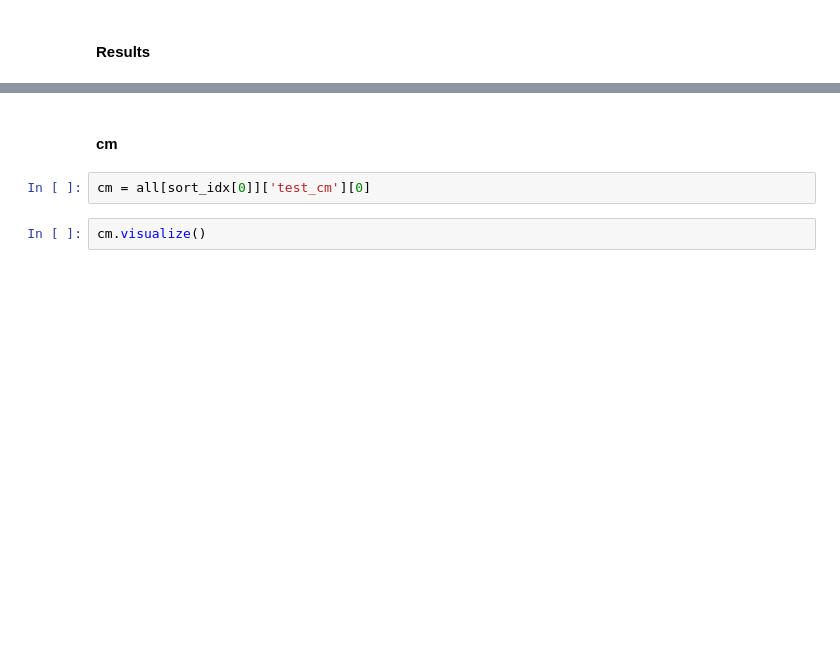
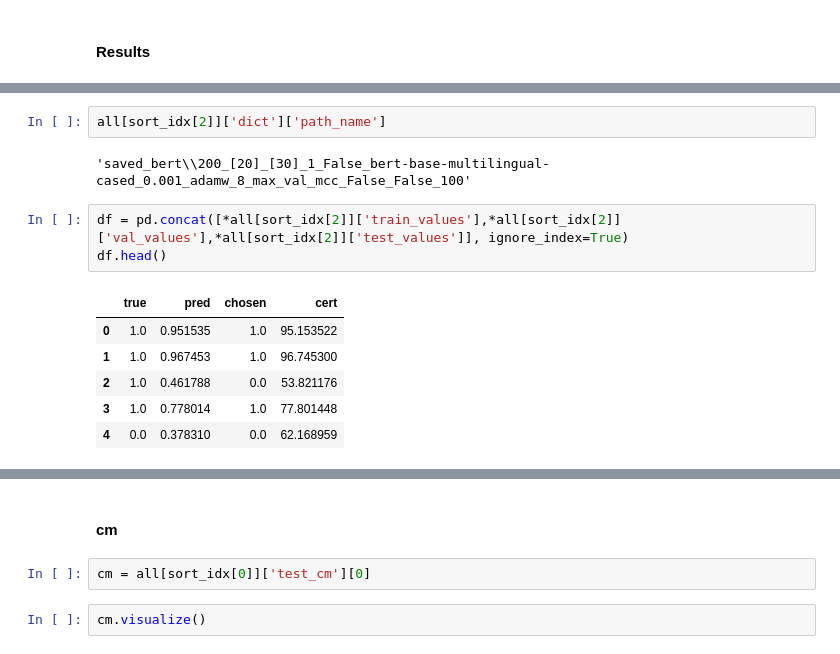
Before and after one commit to vibalcam/text-games, a Jupyter notebook: notebooks/models_training.ipynb, the cells around one changed output, grey strips where cells are left out. Saved outputs shown, nothing was run; the diff lists cells and outputs as text; blank space fills up the shorter version.

```diff
--- a/notebooks/models_training.ipynb
+++ b/notebooks/models_training.ipynb
@@ -108,0 +202,14 @@ all[sort_idx[0]]['dict']
+# %%
+all[sort_idx[2]]['dict']['path_name']
+# %% [output]
+'saved_bert\\200_[20]_[30]_1_False_bert-base-multilingual-cased_0.001_adamw_8_max_val_mcc_False_False_100'
+# %%
+df = pd.concat([*all[sort_idx[2]]['train_values'],*all[sort_idx[2]]['val_values'],*all[sort_idx[2]]['test_values']], ignore_index=True)
+df.head()
+# %% [output]
+|  | true | pred | chosen | cert |
+| 0 | 1.0 | 0.951535 | 1.0 | 95.153522 |
+| 1 | 1.0 | 0.967453 | 1.0 | 96.745300 |
+| 2 | 1.0 | 0.461788 | 0.0 | 53.821176 |
+| 3 | 1.0 | 0.778014 | 1.0 | 77.801448 |
+| 4 | 0.0 | 0.378310 | 0.0 | 62.168959 |
```
Also changed, not shown: parts of 59 cells of this notebook, 44 other files.
